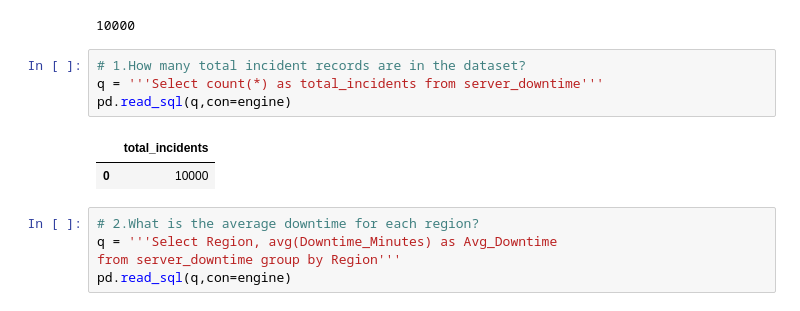
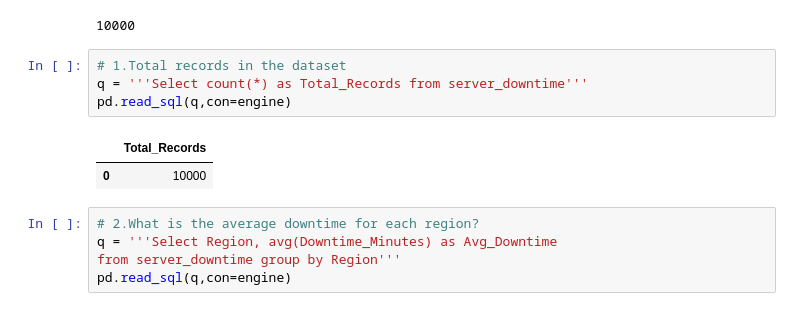
Before and after one commit to vishaldede/Server-Downtime-Duration-Prediction, a Jupyter notebook: Server Downtime Duration Prediction.ipynb, the cells around one changed output. Saved outputs shown, nothing was run; the diff lists cells and outputs as text.

```diff
--- a/Server Downtime Duration Prediction.ipynb
+++ b/Server Downtime Duration Prediction.ipynb
@@ -284,11 +284,11 @@ df.to_sql('server_downtime',con=engine,if_exists='replace',index=False)
 # %% [output]
 10000
 # %%
-# 1.How many total incident records are in the dataset?
-q = '''Select count(*) as total_incidents from server_downtime'''
+# 1.Total records in the dataset
+q = '''Select count(*) as Total_Records from server_downtime'''
 pd.read_sql(q,con=engine)
 # %% [output]
-|  | total_incidents |
+|  | Total_Records |
 | 0 | 10000 |
 # %%
 # 2.What is the average downtime for each region?
```
Also changed, not shown: parts of 4 cells of this notebook.
